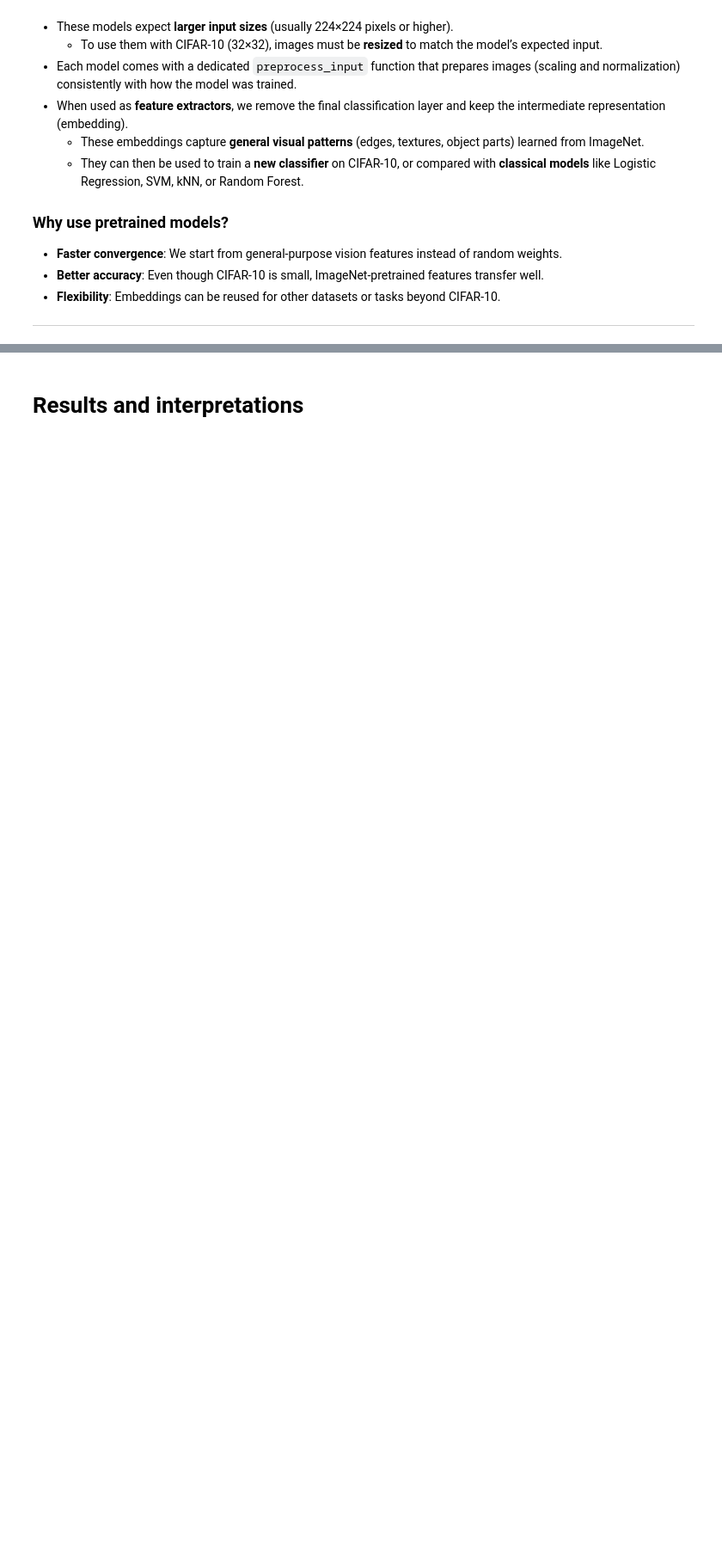
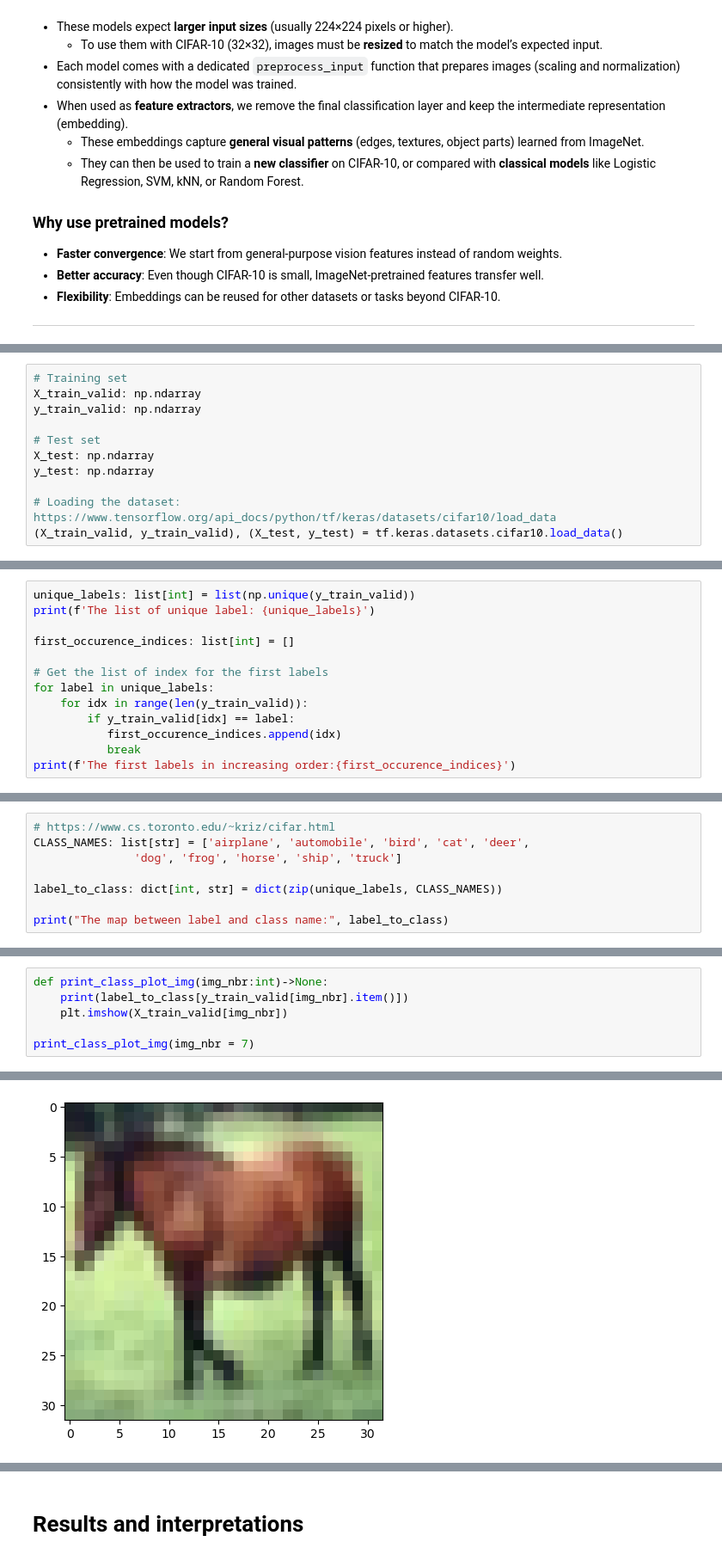
Before and after one commit to elfreyer/project_module_2, a Jupyter notebook: notebooks/01_ae_network_feature_extractor_20250901.ipynb, the cells around one changed output, grey strips where cells are left out. Shown at 86% size. Cells and saved outputs as stored; diff of their text form; blank space fills up the shorter version.

```diff
--- a/notebooks/01_ae_network_feature_extractor_20250901.ipynb
+++ b/notebooks/01_ae_network_feature_extractor_20250901.ipynb
@@ -41,0 +56,11 @@
+# %%
+# Training set
+X_train_valid: np.ndarray
+y_train_valid: np.ndarray
+
+# Test set
+X_test: np.ndarray
+y_test: np.ndarray
+
+# Loading the dataset: https://www.tensorflow.org/api_docs/python/tf/keras/datasets/cifar10/load_data
+(X_train_valid, y_train_valid), (X_test, y_test) = tf.keras.datasets.cifar10.load_data()
@@ -45,0 +105,13 @@
+# %%
+unique_labels: list[int] = list(np.unique(y_train_valid))
+print(f'The list of unique label: {unique_labels}')
+
+first_occurence_indices: list[int] = []
+
+# Get the list of index for the first labels
+for label in unique_labels:
+    for idx in range(len(y_train_valid)):
+        if y_train_valid[idx] == label:
+           first_occurence_indices.append(idx)
+           break
+print(f'The first labels in increasing order:{first_occurence_indices}')
@@ -45,0 +121,8 @@
+# %%
+# https://www.cs.toronto.edu/~kriz/cifar.html
+CLASS_NAMES: list[str] = ['airplane', 'automobile', 'bird', 'cat', 'deer',
+               'dog', 'frog', 'horse', 'ship', 'truck']
+
+label_to_class: dict[int, str] = dict(zip(unique_labels, CLASS_NAMES))
+
+print("The map between label and class name:", label_to_class)
@@ -45,0 +131,7 @@
+# %%
+def print_class_plot_img(img_nbr:int)->None:
+    print(label_to_class[y_train_valid[img_nbr].item()])
+    plt.imshow(X_train_valid[img_nbr])
+
+print_class_plot_img(img_nbr = 7)
+# %% [output]
@@ -45,0 +139 @@
+[figure, added]
```
Also changed, not shown: parts of 43 cells of this notebook, 1 other file.
